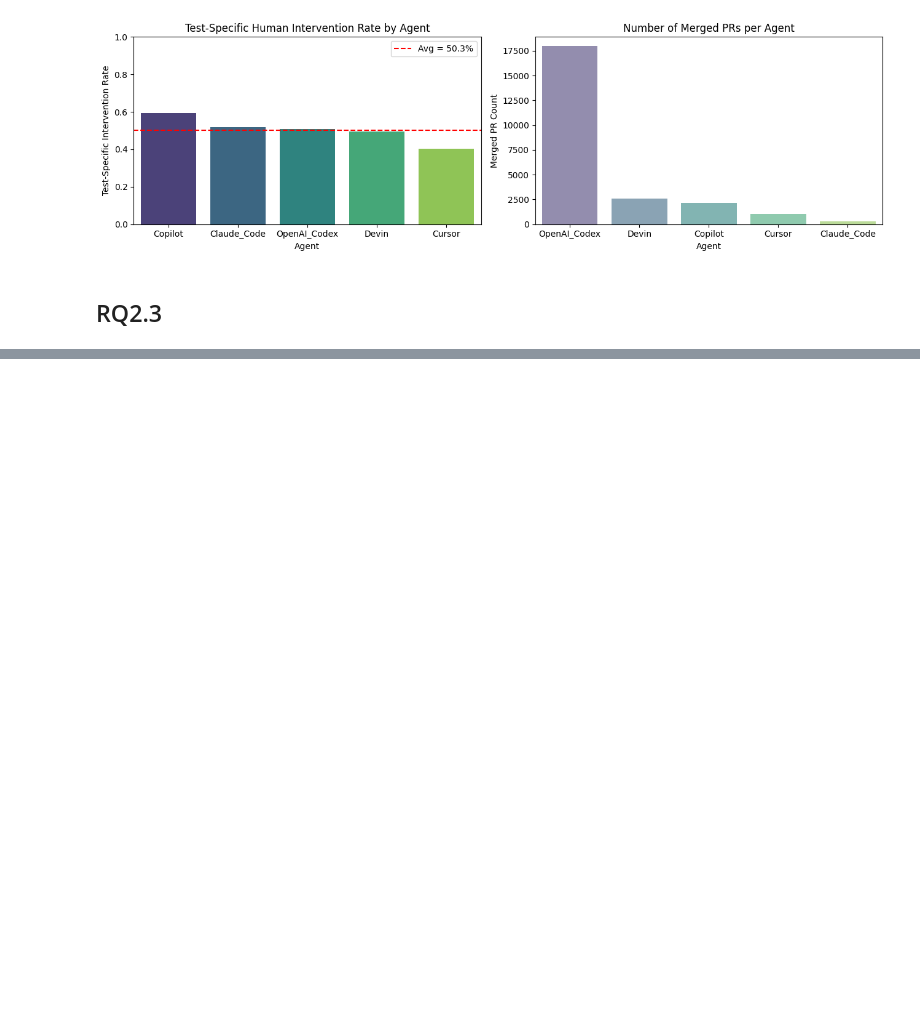
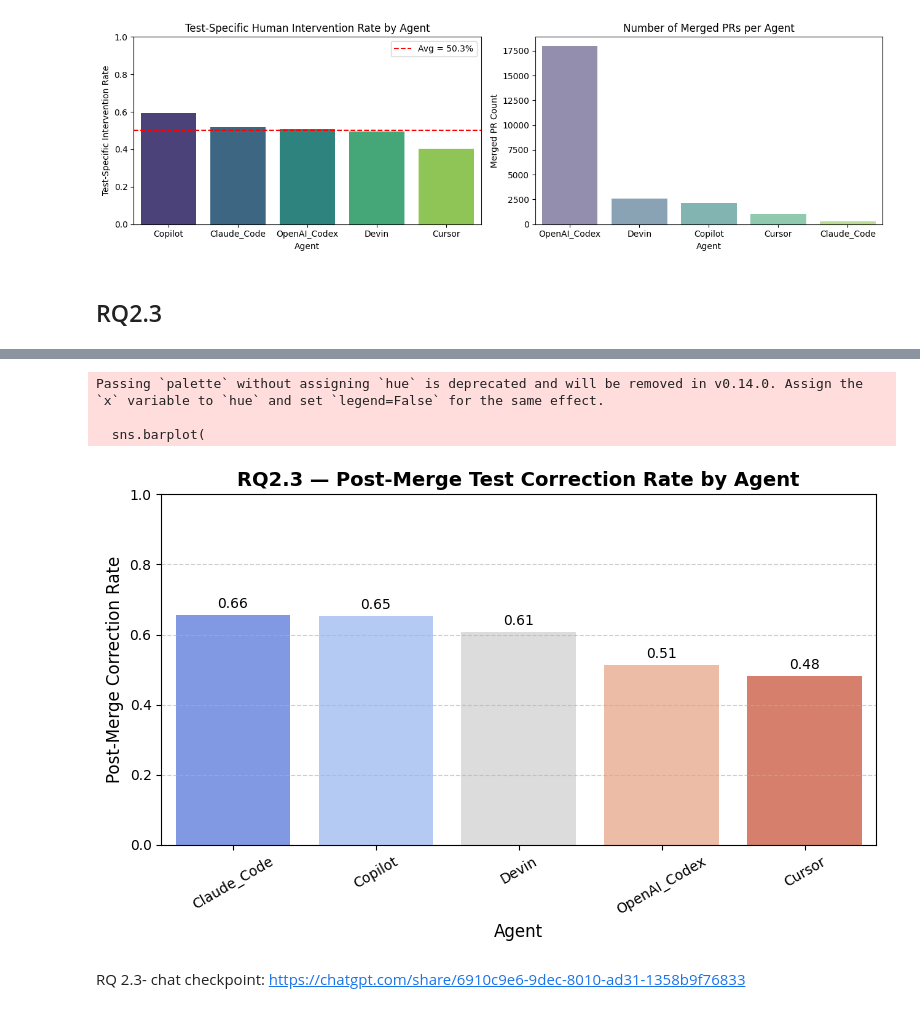
Before and after one commit to Lay-ke/Data-mining, a Jupyter notebook: analysis/load_AIDev.ipynb, the cells around one changed output, grey strips where cells are left out. Drawn from its saved outputs; the diff is of its cells as text; code cells hidden in the pictures; blank space fills up the shorter version.

```diff
--- a/analysis/load_AIDev.ipynb
+++ b/analysis/load_AIDev.ipynb
@@ -1476,0 +1516,32 @@ ValueError: You are trying to merge on int64 and object columns for key 'repo_id
+# %%
+import matplotlib.pyplot as plt
+import seaborn as sns
+
+# --- Visualization: Post-Merge Correction Rate by Agent ---
+plt.figure(figsize=(8, 5))
+sns.barplot(
+    data=correction_df.sort_values('post_merge_correction_rate', ascending=False),
+    x='agent',
+    y='post_merge_correction_rate',
+    palette='coolwarm'
+)
+plt.title('RQ2.3 — Post-Merge Test Correction Rate by Agent', fontsize=14, weight='bold')
+plt.xlabel('Agent', fontsize=12)
+plt.ylabel('Post-Merge Correction Rate', fontsize=12)
+plt.ylim(0, 1)
+plt.xticks(rotation=30)
+plt.grid(axis='y', linestyle='--', alpha=0.6)
+
+# Add data labels
+for i, val in enumerate(correction_df.sort_values('post_merge_correction_rate', ascending=False)['post_merge_correction_rate']):
+    plt.text(i, val + 0.02, f"{val:.2f}", ha='center', fontsize=10)
+
+plt.tight_layout()
+plt.show()
+# %% [output]
+Passing `palette` without assigning `hue` is deprecated and will be removed in v0.14.0. Assign the `x` variable to `hue` and set `legend=False` for the same effect.
+
+  sns.barplot(
+[figure, added]
+# %% [markdown]
+RQ 2.3- chat checkpoint: https://chatgpt.com/share/6910c9e6-9dec-8010-ad31-1358b9f76833
```
Also changed, not shown: parts of 6 cells of this notebook.
